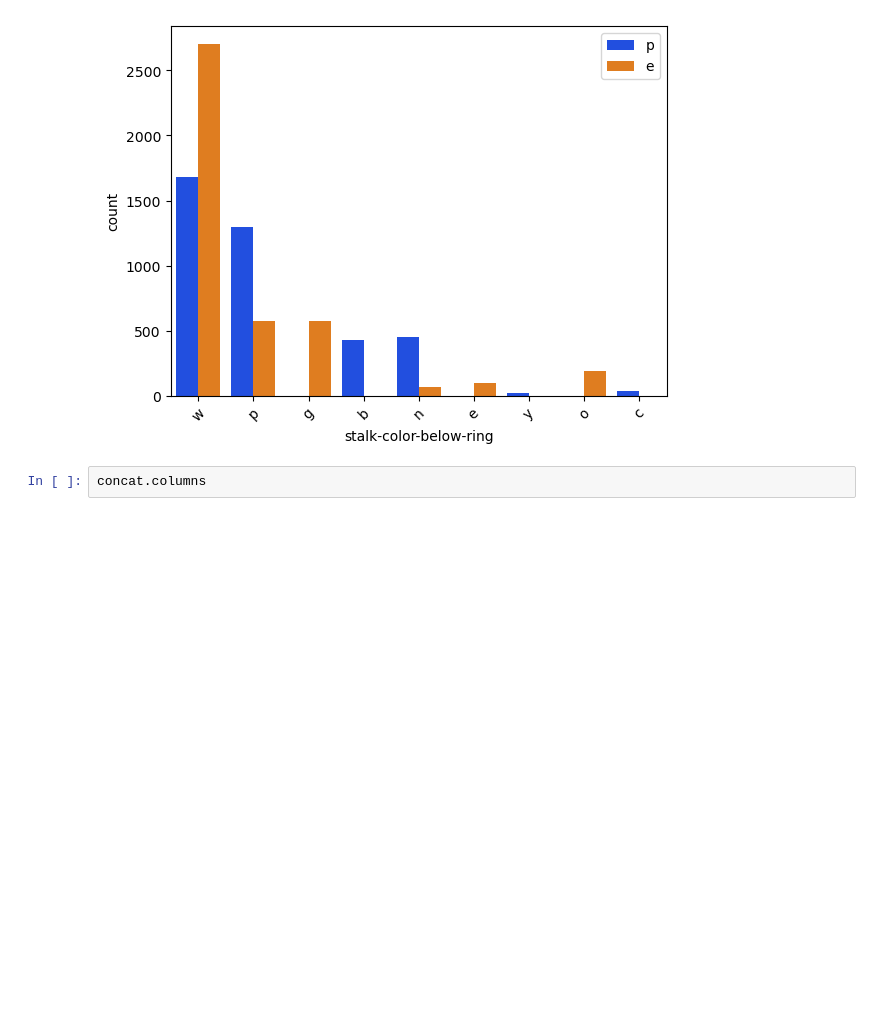
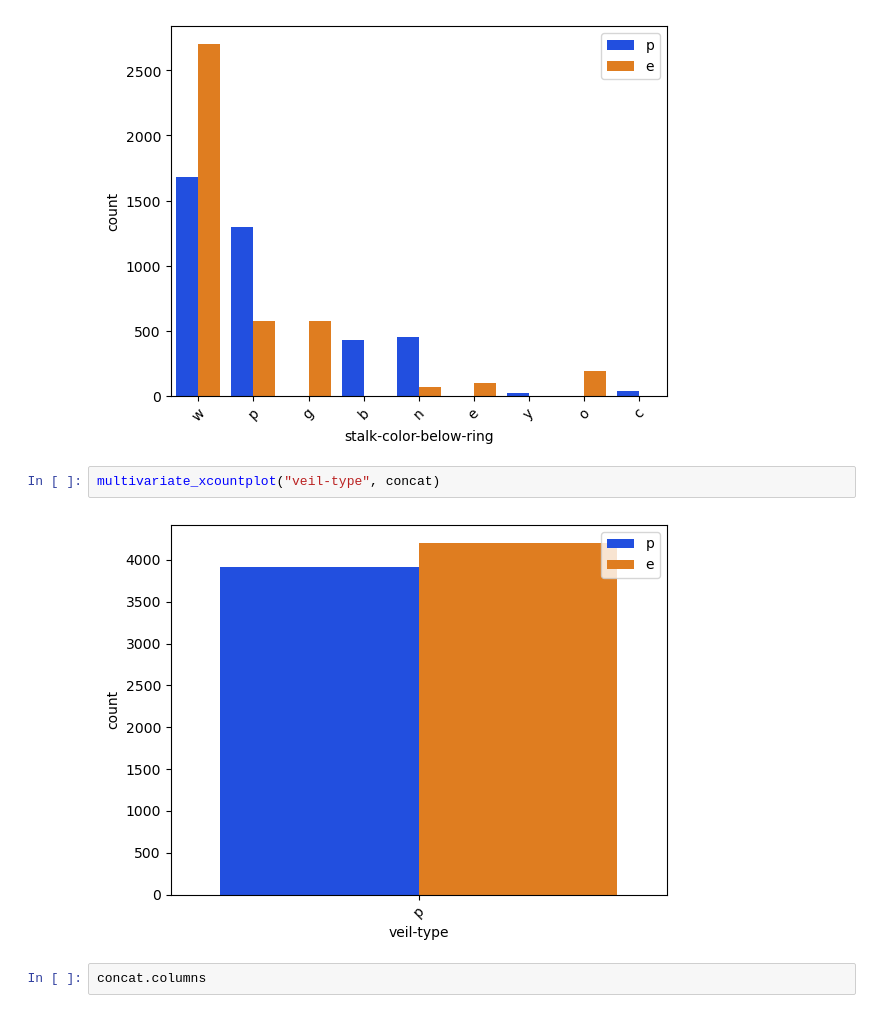
Before and after one commit to dev-ezzy/Big-Data, a Jupyter notebook: index.ipynb, the cells around one changed output. Saved outputs shown, nothing was run; the diff lists cells and outputs as text; blank space fills up the shorter version.

```diff
--- a/index.ipynb
+++ b/index.ipynb
@@ -520,6 +520,10 @@ multivariate_xcountplot("stalk-color-above-ring", concat)
 multivariate_xcountplot("stalk-color-below-ring", concat)
 # %% [output]
 [figure]
+# %%
+multivariate_xcountplot("veil-type", concat)
+# %% [output]
+[figure, added]
 # %%
 concat.columns
 # %% [output]
```
